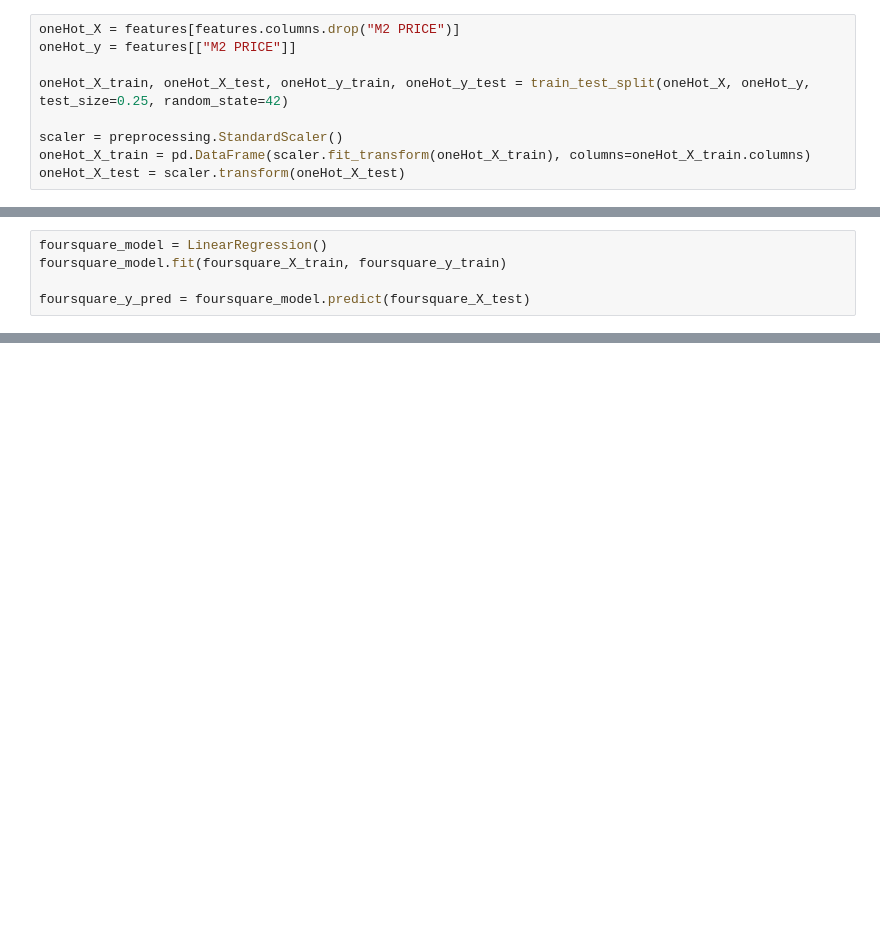
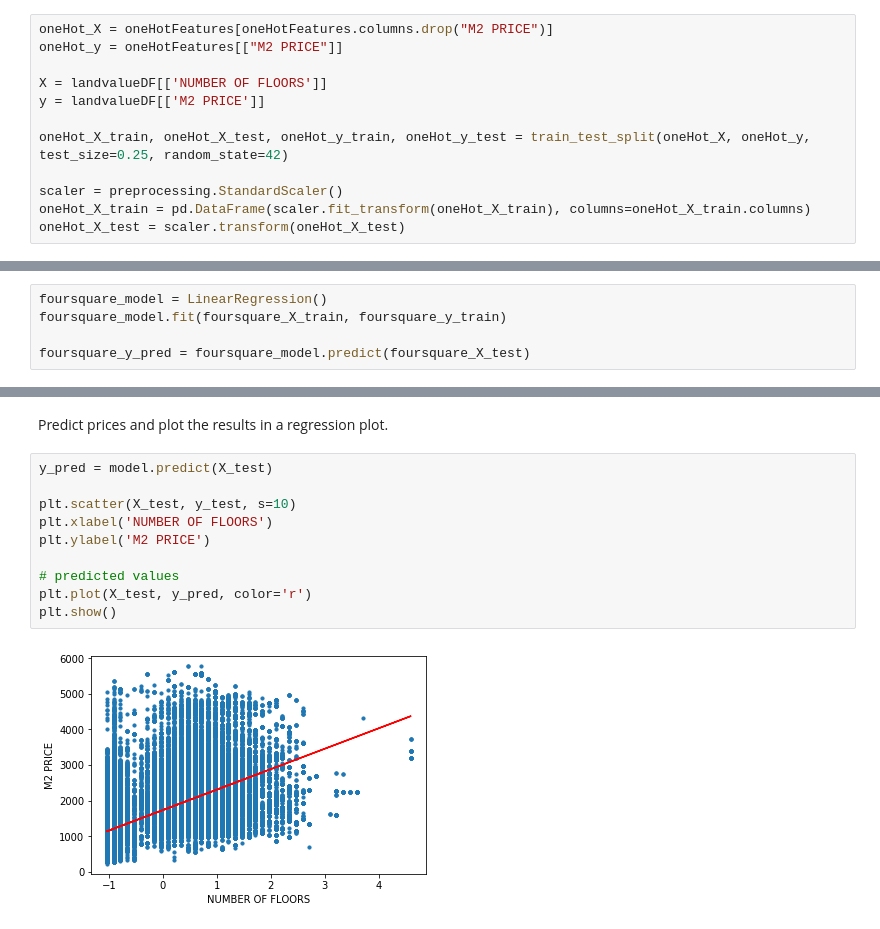
Before and after one commit to guilhermelemmi/landvalue-sp, a Jupyter notebook: FourSquare Land Prices 2.ipynb, the cells around one changed output, grey strips where cells are left out. Cells and saved outputs as stored; diff of their text form; blank space fills up the shorter version.

```diff
--- a/FourSquare Land Prices 2.ipynb
+++ b/FourSquare Land Prices 2.ipynb
@@ -568,8 +549,11 @@ oneHotFeatures.head()
 # %% [markdown]
 Split and scale the data:
 # %%
-oneHot_X = features[features.columns.drop("M2 PRICE")]
-oneHot_y = features[["M2 PRICE"]]
+oneHot_X = oneHotFeatures[oneHotFeatures.columns.drop("M2 PRICE")]
+oneHot_y = oneHotFeatures[["M2 PRICE"]]
+
+X = landvalueDF[['NUMBER OF FLOORS']]
+y = landvalueDF[['M2 PRICE']]
 
 oneHot_X_train, oneHot_X_test, oneHot_y_train, oneHot_y_test = train_test_split(oneHot_X, oneHot_y, test_size=0.25, random_state=42)
 
@@ -674,0 +701,14 @@ foursquare_r2 = r2_score(foursquare_y_test, foursquare_y_pred)
+# %% [markdown]
+Predict prices and plot the results in a regression plot.
+# %%
+y_pred = model.predict(X_test)
+
+plt.scatter(X_test, y_test, s=10)
+plt.xlabel('NUMBER OF FLOORS')
+plt.ylabel('M2 PRICE')
+
+# predicted values
+plt.plot(X_test, y_pred, color='r')
+plt.show()
+# %% [output]
+[figure, added]
```
Also changed, not shown: parts of 21 cells of this notebook.
